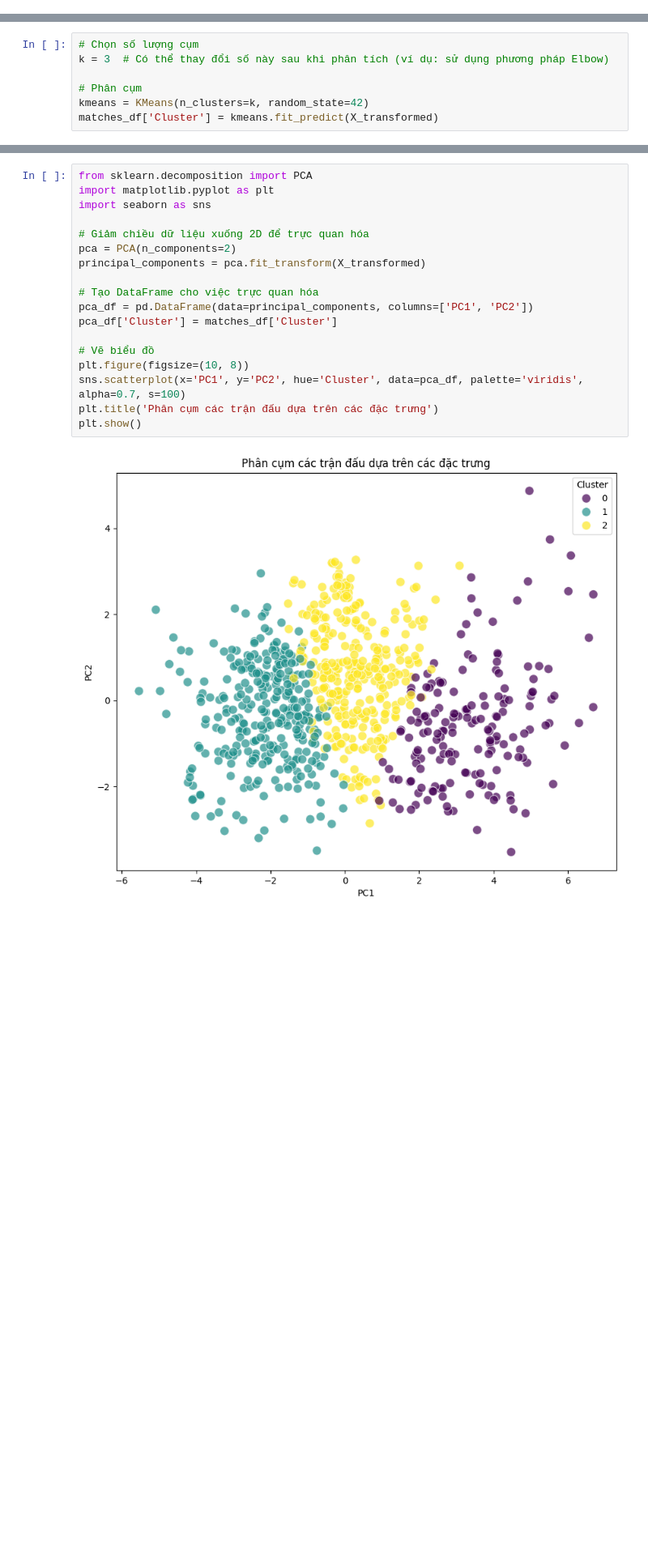
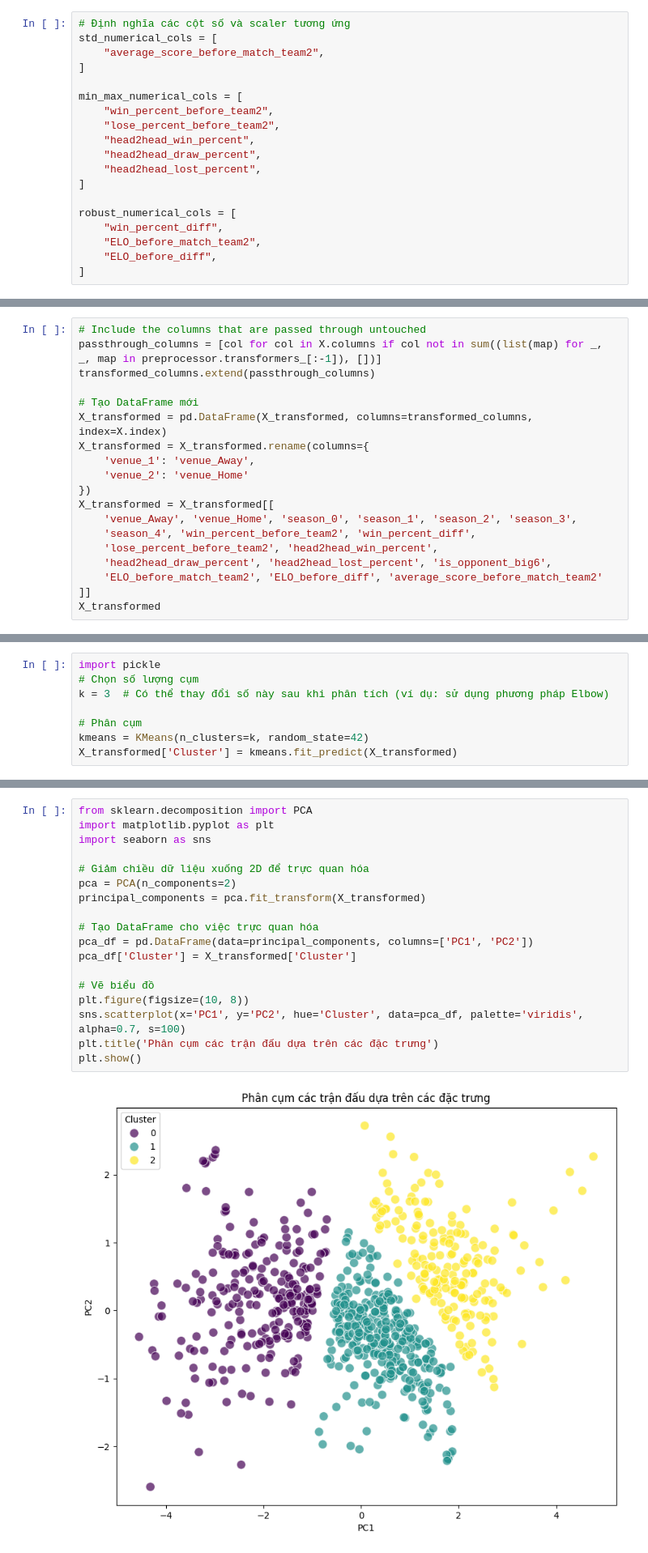
Before and after one commit to taiphanvan2k3/FootballPredict, a Jupyter notebook: src/clustering/Asernal/clustering.ipynb, the cells around one changed output, grey strips where cells are left out. Shown at 81% size. Cells and saved outputs as stored; diff of their text form; blank space fills up the shorter version.

```diff
--- a/src/clustering/Asernal/clustering.ipynb
+++ b/src/clustering/Asernal/clustering.ipynb
@@ -46,0 +36,19 @@ X_transformed = preprocessor.fit_transform(X)
+# %%
+# Định nghĩa các cột số và scaler tương ứng
+std_numerical_cols = [
+    "average_score_before_match_team2",
+]
+
+min_max_numerical_cols = [
+    "win_percent_before_team2",
+    "lose_percent_before_team2",
+    "head2head_win_percent",
+    "head2head_draw_percent",
+    "head2head_lost_percent",
+]
+
+robust_numerical_cols = [
+    "win_percent_diff",
+    "ELO_before_match_team2",
+    "ELO_before_diff",
+]
@@ -46,0 +82,19 @@ X_transformed = preprocessor.fit_transform(X)
+# %%
+# Include the columns that are passed through untouched
+passthrough_columns = [col for col in X.columns if col not in sum((list(map) for _, _, map in preprocessor.transformers_[:-1]), [])]
+transformed_columns.extend(passthrough_columns)
+
+# Tạo DataFrame mới
+X_transformed = pd.DataFrame(X_transformed, columns=transformed_columns, index=X.index)
+X_transformed = X_transformed.rename(columns={
+    'venue_1': 'venue_Away',
+    'venue_2': 'venue_Home'
+})
+X_transformed = X_transformed[[
+    'venue_Away', 'venue_Home', 'season_0', 'season_1', 'season_2', 'season_3',
+    'season_4', 'win_percent_before_team2', 'win_percent_diff',
+    'lose_percent_before_team2', 'head2head_win_percent',
+    'head2head_draw_percent', 'head2head_lost_percent', 'is_opponent_big6',
+    'ELO_before_match_team2', 'ELO_before_diff', 'average_score_before_match_team2'
+]]
+X_transformed
@@ -69,10 +137,11 @@ plt.show()
 # %%
+import pickle
 # Chọn số lượng cụm
 k = 3  # Có thể thay đổi số này sau khi phân tích (ví dụ: sử dụng phương pháp Elbow)
 
 # Phân cụm
 kmeans = KMeans(n_clusters=k, random_state=42)
-matches_df['Cluster'] = kmeans.fit_predict(X_transformed)
+X_transformed['Cluster'] = kmeans.fit_predict(X_transformed)
 # %%
 # Biểu đồ hộp cho biến 'ELO_before_match_team2'
 plt.figure(figsize=(10, 6))
@@ -122,23 +191,23 @@ F-Value: 545.2114687247253, P-Value: 7.22855864478279e-150
 # %%
 from sklearn.decomposition import PCA
 import matplotlib.pyplot as plt
 import seaborn as sns
 
 # Giảm chiều dữ liệu xuống 2D để trực quan hóa
 pca = PCA(n_components=2)
 principal_components = pca.fit_transform(X_transformed)
 
 # Tạo DataFrame cho việc trực quan hóa
 pca_df = pd.DataFrame(data=principal_components, columns=['PC1', 'PC2'])
-pca_df['Cluster'] = matches_df['Cluster']
+pca_df['Cluster'] = X_transformed['Cluster']
 
 # Vẽ biểu đồ
 plt.figure(figsize=(10, 8))
 sns.scatterplot(x='PC1', y='PC2', hue='Cluster', data=pca_df, palette='viridis', alpha=0.7, s=100)
 plt.title('Phân cụm các trận đấu dựa trên các đặc trưng')
 plt.show()
 # %% [output]
-[figure, old version]
+[figure, new version]
 # %% [markdown]
 #### Gán nhãn cho từng cụm
 # %%
```
Also changed, not shown: parts of 14 cells of this notebook, 19 other files.
